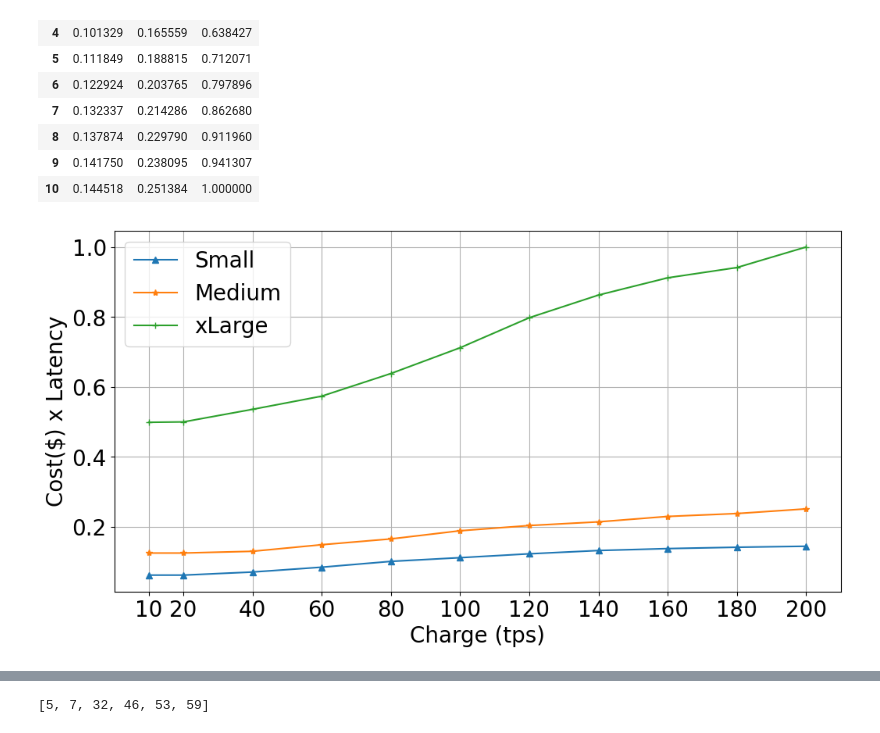
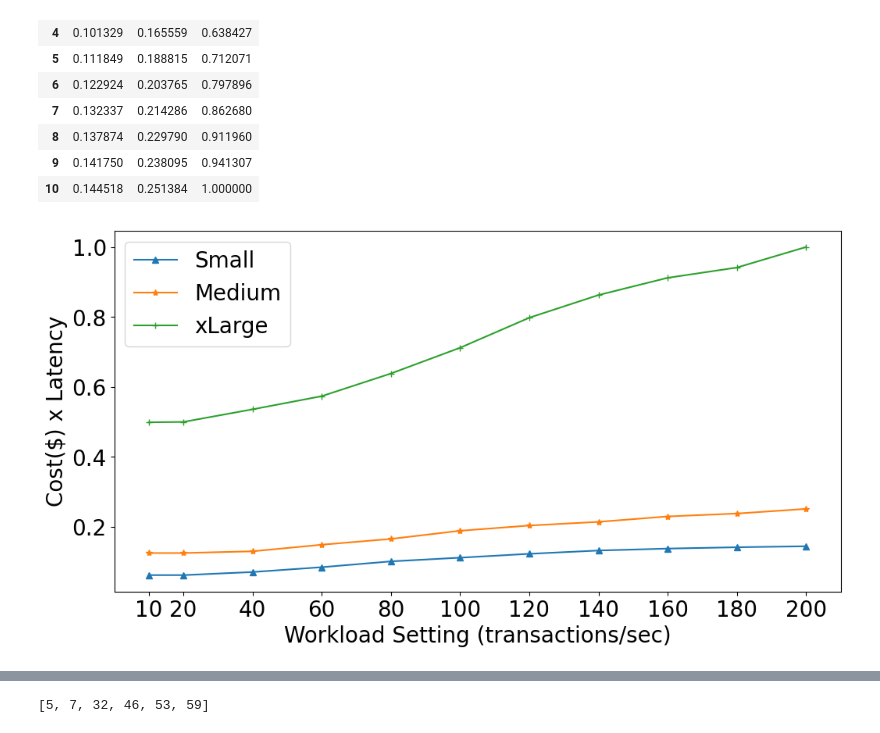
Before and after one commit to LABPAAD/blockchain_performance, a Jupyter notebook: Ethereum/graficos/sinais.ipynb, the cells around one changed output, grey strips where cells are left out. Saved outputs shown, nothing was run; the diff lists cells and outputs as text; code cells hidden in the pictures.

```diff
--- a/Ethereum/graficos/sinais.ipynb
+++ b/Ethereum/graficos/sinais.ipynb
@@ -161,22 +161,22 @@ display(df_max_scaled)
 # %%
 p=[10, 20, 40, 60, 80, 100, 120, 140, 160, 180, 200]
 plt.rcParams.update({'font.size':20})
 fig,ax = plt.subplots(figsize =(12,6))
 #ax.set_title('Latência para Ethereum Provider por vCPU')
-ax.set_xlabel('Charge (tps)')
+ax.set_xlabel('Workload Setting (transactions/sec)')
 ax.set_ylabel('Cost($) x Latency')
 ax.plot(p,df_max_scaled['Small'],marker="^", label="Small")
 ax.plot(p,df_max_scaled['Medium'],marker="*", label="Medium")
 ax.plot(p,df_max_scaled['xLarge'],marker="+", label="xLarge")
 ax.set_xlim(0, 210)
 plt.xticks(p)
-plt.grid()
+#plt.grid()
 plt.legend()
 plt.legend()
 plt.savefig('graph_costs_eth.pdf')
 plt.show()
 # %% [output]
-[figure, old version]
+[figure, new version]
 # %%
 monitorS = pd.read_csv('TxMonitorValSmall.csv')
 monitorM = pd.read_csv('TxMonitorValMedium.csv')
```
Also changed, not shown: parts of 5 cells of this notebook, 1 other file.
